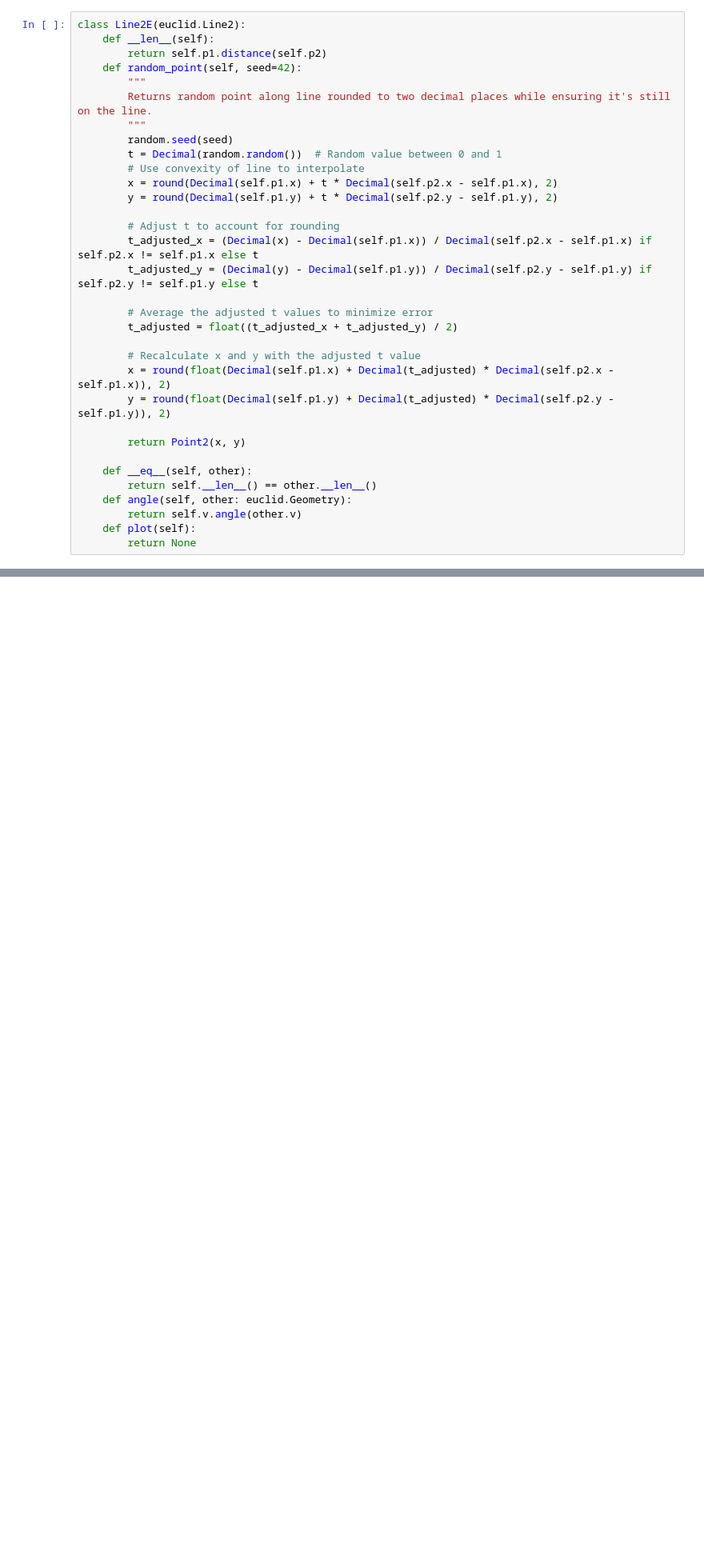
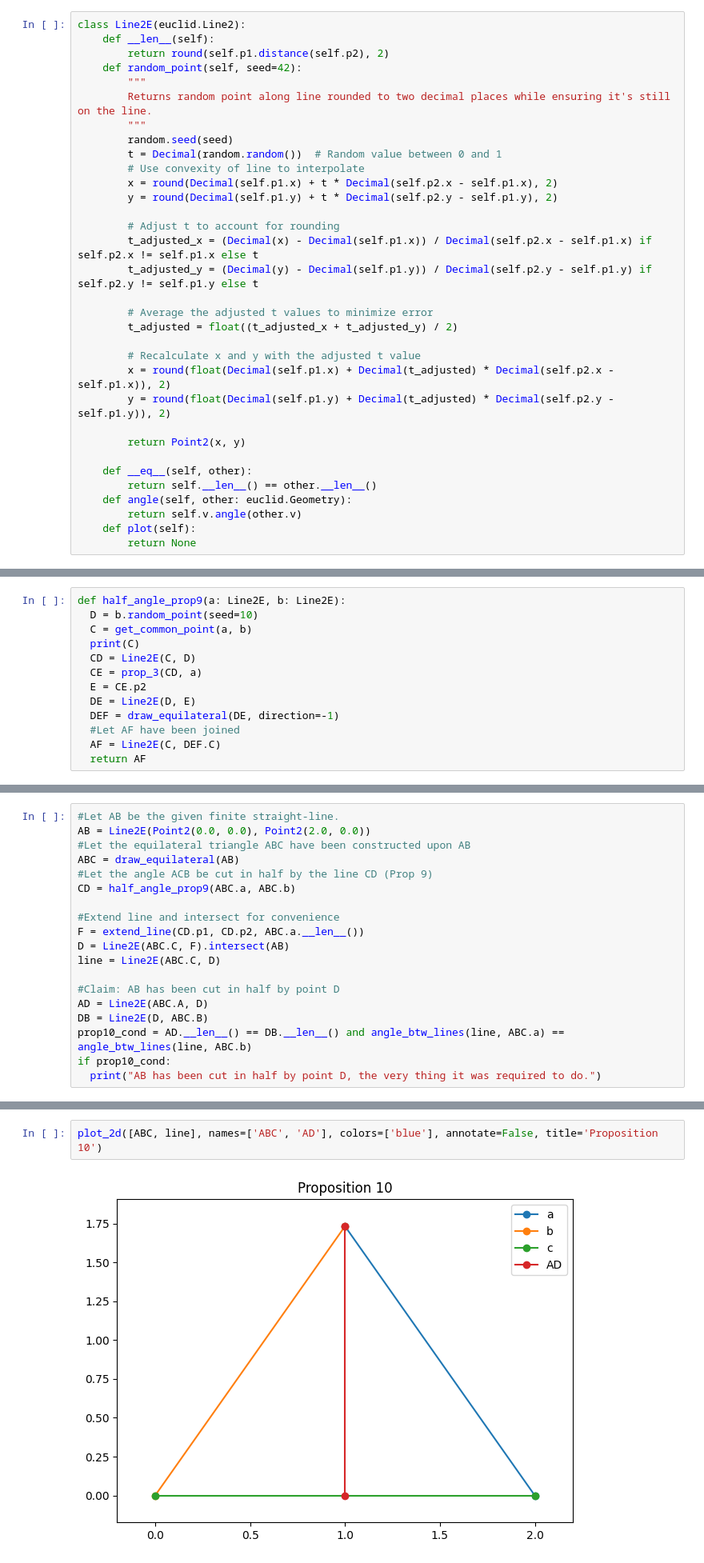
Before and after one commit to jon-bown/euclid, a Jupyter notebook: euclid_s_elements_book_1_prop_1_20.ipynb, the cells around one changed output, grey strips where cells are left out. Shown: that part at 80% size. Cells and saved outputs as stored; diff of their text form; blank space fills up the shorter version.

Commit message:
Finished prop 10

```diff
--- a/euclid_s_elements_book_1_prop_1_20.ipynb
+++ b/euclid_s_elements_book_1_prop_1_20.ipynb
@@ -218,7 +227,7 @@ def point2_almost_equal(p1, p2, precision=2):
 # %%
 class Line2E(euclid.Line2):
     def __len__(self):
-        return self.p1.distance(self.p2)
+        return round(self.p1.distance(self.p2), 2)
     def random_point(self, seed=42):
         """
         Returns random point along line rounded to two decimal places while ensuring it's still on the line.
@@ -868,5 +868,18 @@ Angles DAF == EAF, the very thing it was required to do.
 plot_2d([BAC.a, BAC.b, DEF, AF], names=['BA', 'AC', 'DEF', 'AF'], colors=['blue'], annotate=False, title='Proposition 9')
 # %% [output]
 [figure]
+# %%
+def half_angle_prop9(a: Line2E, b: Line2E):
+  D = b.random_point(seed=10)
+  C = get_common_point(a, b)
+  print(C)
+  CD = Line2E(C, D)
+  CE = prop_3(CD, a)
+  E = CE.p2
+  DE = Line2E(D, E)
+  DEF = draw_equilateral(DE, direction=-1)
+  #Let AF have been joined
+  AF = Line2E(C, DEF.C)
+  return AF
 # %% [markdown]
 # Proposition 10: To cut a given finite straight-line in half
@@ -915,0 +886,19 @@ def prop_10(line: Line2E):
+# %%
+#Let AB be the given finite straight-line.
+AB = Line2E(Point2(0.0, 0.0), Point2(2.0, 0.0))
+#Let the equilateral triangle ABC have been constructed upon AB
+ABC = draw_equilateral(AB)
+#Let the angle ACB be cut in half by the line CD (Prop 9)
+CD = half_angle_prop9(ABC.a, ABC.b)
+
+#Extend line and intersect for convenience
+F = extend_line(CD.p1, CD.p2, ABC.a.__len__())
+D = Line2E(ABC.C, F).intersect(AB)
+line = Line2E(ABC.C, D)
+
+#Claim: AB has been cut in half by point D
+AD = Line2E(ABC.A, D)
+DB = Line2E(D, ABC.B)
+prop10_cond = AD.__len__() == DB.__len__() and angle_btw_lines(line, ABC.a) == angle_btw_lines(line, ABC.b)
+if prop10_cond:
+  print("AB has been cut in half by point D, the very thing it was required to do.")
@@ -915,0 +918,4 @@ def prop_10(line: Line2E):
+# %%
+plot_2d([ABC, line], names=['ABC', 'AD'], colors=['blue'], annotate=False, title='Proposition 10')
+# %% [output]
+[figure, added]
```
Also changed, not shown: parts of 19 cells of this notebook.
